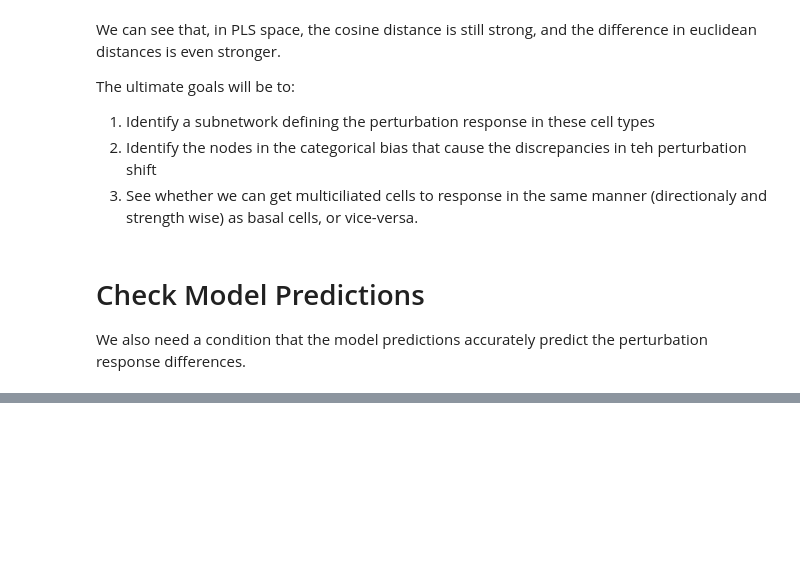
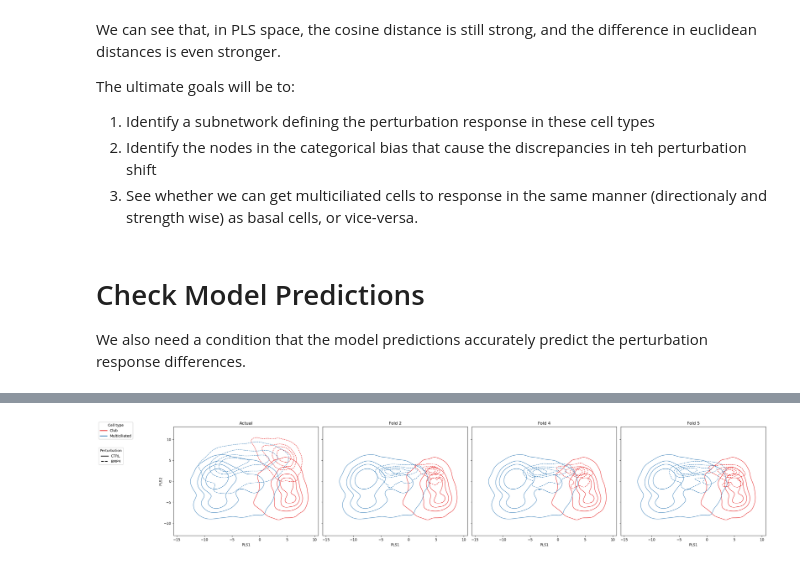
Before and after one commit to hmbaghdassarian/scLEMBAS, a Jupyter notebook: notebooks/McCauley_2024/07_mechanistic_analyses/subnetwork_analysis/00_identify_perturbation.ipynb, the cells around one changed output, grey strips where cells are left out. Saved outputs shown, nothing was run; the diff lists cells and outputs as text; code cells hidden in the pictures; blank space fills up the shorter version.

```diff
--- a/notebooks/McCauley_2024/07_mechanistic_analyses/subnetwork_analysis/00_identify_perturbation.ipynb
+++ b/notebooks/McCauley_2024/07_mechanistic_analyses/subnetwork_analysis/00_identify_perturbation.ipynb
@@ -643,0 +653,6 @@ fig.legend(
+# %%
+cond_fold_map = []
+for fold in range(5):
+    split = get_split(author = author, fold = fold)
+    if len(set(conds_include).difference(split['train_conds'])) == 0:
+        cond_fold_map.append(fold)
@@ -643,0 +715,82 @@ fig.legend(
+# %%
+n_pred = len(X_pls_pred)
+n_panels = 1 + n_pred
+
+fig, axes = plt.subplots(
+    1, n_panels,
+    figsize=(6 * n_panels, 5),
+    sharex=True,
+    sharey=True,
+    constrained_layout=True
+)
+
+if n_panels == 1:
+    axes = [axes]
+
+cats = sorted(X_pls_actual[cat_col].dropna().unique())
+palette = dict(zip(cats, sns.color_palette('Set1', n_colors=len(cats))))
+linestyle_map = {
+    ctrl_pert: '-',
+    pert: '--',
+}
+
+all_dfs = [X_pls_actual] + X_pls_pred
+titles = ['Actual'] + ['Fold {}'.format(i + 1) for i in cond_fold_map]
+
+for i, (ax, X_pls, title) in enumerate(zip(axes, all_dfs, titles)):
+
+    for cat in cats:
+        for p in [ctrl_pert, pert]:
+            df_sub = X_pls[
+                (X_pls[cat_col] == cat) &
+                (X_pls[pert_col] == p)
+            ]
+
+            if len(df_sub) < 5:
+                continue
+
+            sns.kdeplot(
+                data=df_sub,
+                x='PLS1',
+                y='PLS2',
+                fill=False,
+                levels=5,
+                thresh=0.05,
+                color=palette[cat],
+                linestyles=linestyle_map[p],
+                linewidths=1,
+                ax=ax,
+            )
+
+    ax.set_title(title)
+    ax.set_xlabel('PLS1')
+    ax.set_ylabel('PLS2' if i == 0 else '')
+
+# ---- Manual legend ----
+
+color_handles = [
+    mlines.Line2D([], [], color=palette[cat], lw=2, label=cat)
+    for cat in cats
+]
+
+style_handles = [
+    mlines.Line2D([], [], color='black', linestyle=linestyle_map[p], lw=2, label=p)
+    for p in [ctrl_pert, pert]
+]
+
+legend1 = fig.legend(
+    handles=color_handles,
+    title='Cell type',
+    bbox_to_anchor=(-0.1, 1),
+    loc='upper left'
+)
+
+fig.add_artist(legend1)
+
+fig.legend(
+    handles=style_handles,
+    title='Perturbation',
+    bbox_to_anchor=(-0.1, 0.8),
+    loc='upper left'
+)
+# %% [output]
@@ -643,0 +798 @@ fig.legend(
+[figure, added]
```
Also changed, not shown: parts of 18 cells of this notebook, 16 other files.
